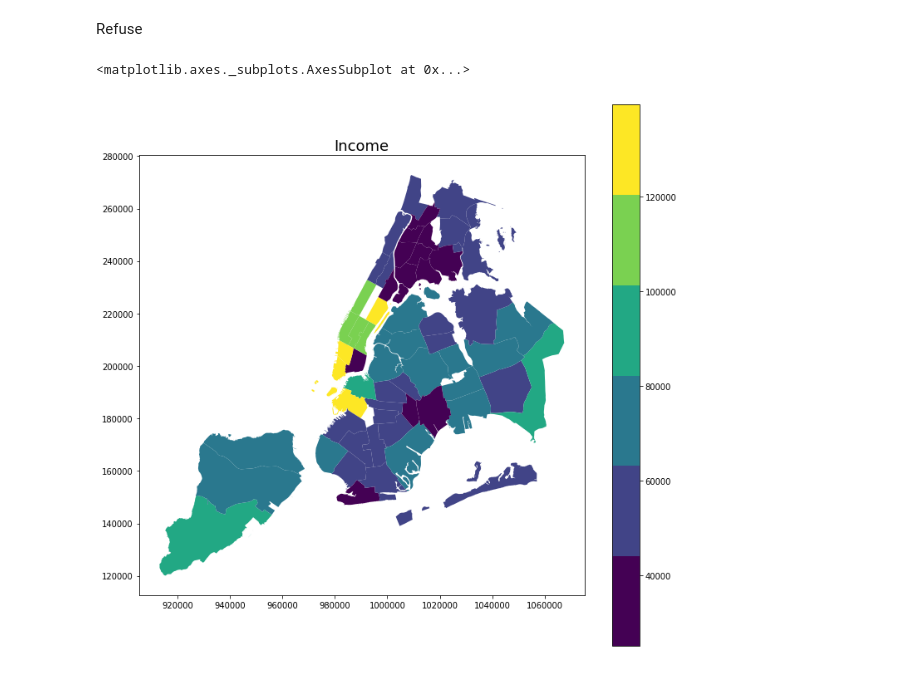
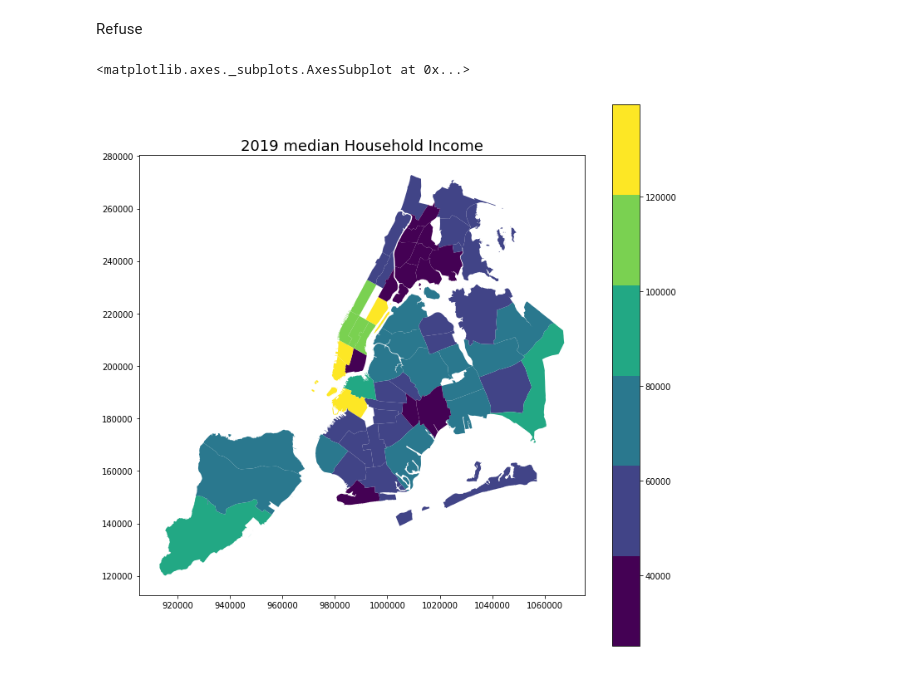
Before and after one commit to Fyfy1996/NYC_circular_econ, a Jupyter notebook: waste generation geographic distribution.ipynb, the cells around one changed output. Saved outputs shown, nothing was run; the diff lists cells and outputs as text; code cells hidden in the pictures.

```diff
--- a/waste generation geographic distribution.ipynb
+++ b/waste generation geographic distribution.ipynb
@@ -91,21 +88,21 @@ nycd_heat = nycd.copy()
 # %% [markdown]
 Refuse
 # %%
-diff = (y20_pan - pan_normal)
+nycd=gpd.read_file('nycd_19d/nycd.shp')
+nycd_heat = nycd.copy()
 ###
-Tonnage_District=diff
+Tonnage_District=(pan_normal-y20_pan)
 #####
 Income = demo_small.HH_Income.to_dict()
 Trash = Tonnage_District.REFUSETONSCOLLECTED.to_dict()
 Organics= Tonnage_District.RESORGANICSTONS.to_dict()
 Paper = Tonnage_District.PAPERTONSCOLLECTED.to_dict()
 Mgp = Tonnage_District.MGPTONSCOLLECTED.to_dict()
-Income = Mgp = {int(k):int(v) for k,v in Income.items()}
 Organics = {int(k):int(v) for k,v in Organics.items()}
 Paper = {int(k):int(v) for k,v in Paper.items()}
 Trash = {int(k):int(v) for k,v in Trash.items()}
 Mgp = {int(k):int(v) for k,v in Mgp.items()}
-
+Income = {int(k):int(v) for k,v in Income.items()}
 
 nycd_heat['Income']=nycd_heat.BoroCD.map(Income)
 nycd_heat['Organics']=nycd_heat.BoroCD.map(Organics)
@@ -114,10 +111,12 @@ nycd_heat['MGP']=nycd_heat.BoroCD.map(Mgp)
 nycd_heat['Trash']=nycd_heat.BoroCD.map(Trash)
 nycd_heat.dropna(inplace=True)
 # %%
+#2019 Median Income
+# Lighter the color, higher the median income
 f, ax = plt.subplots(1,1, figsize=(12, 12))
-ax.set_title("Income", fontsize=18)
+ax.set_title("2019 median Household Income", fontsize=18)
 nycd_heat.plot(ax=ax, column='Income', legend = True, cmap=plt.cm.get_cmap('viridis',6))
 # %% [output]
 <matplotlib.axes._subplots.AxesSubplot at 0x...>
-[figure, old version]
+[figure, new version]
 # %%
```
Also changed, not shown: parts of 3 cells of this notebook.
